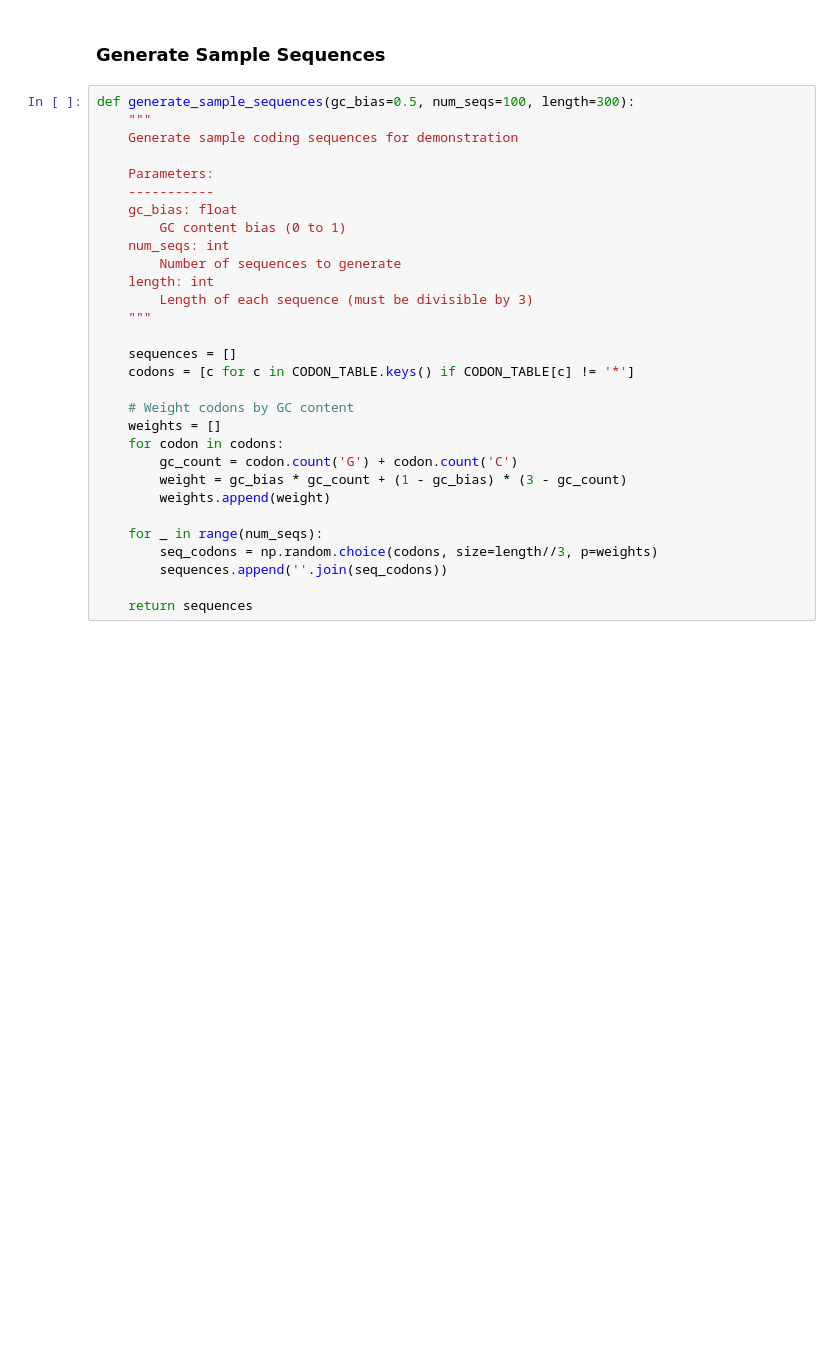
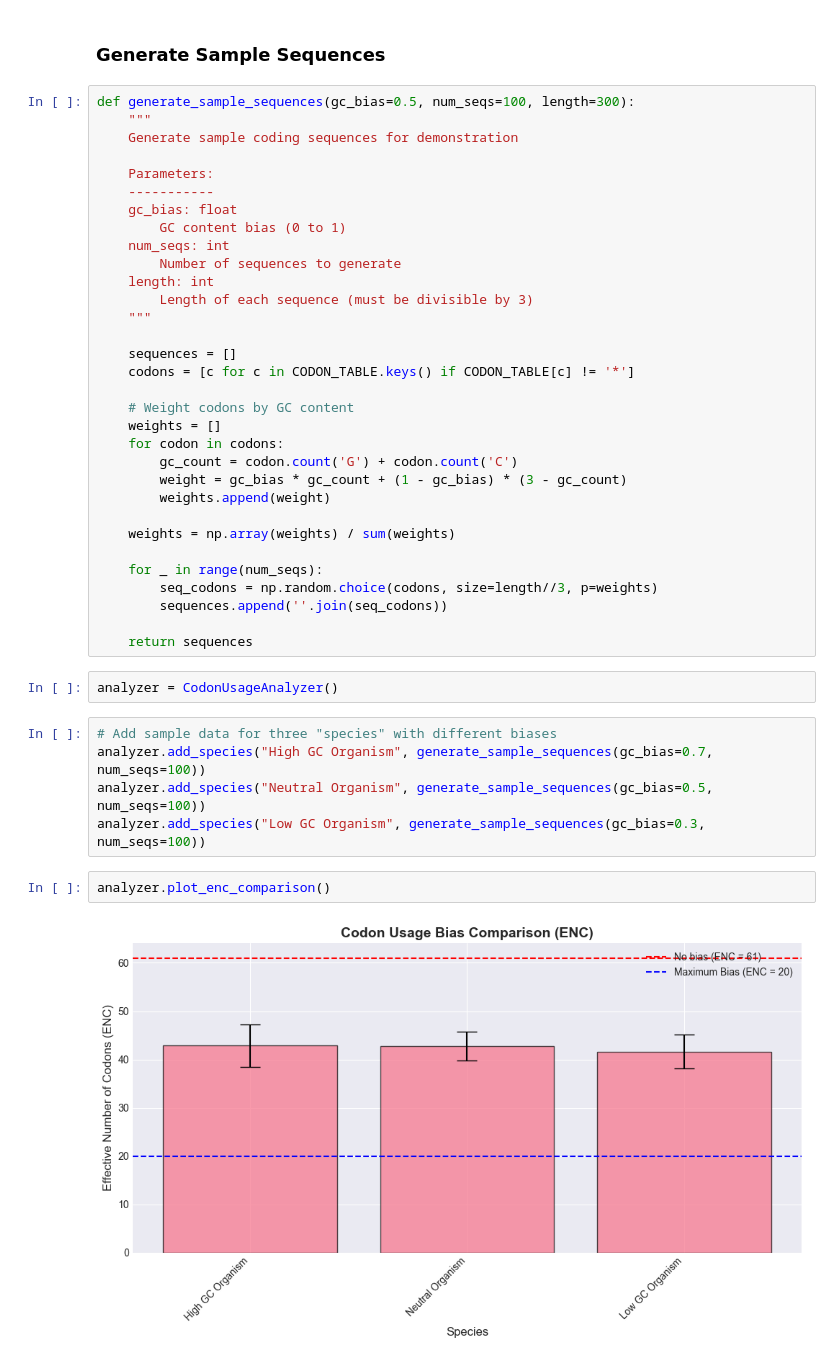
Before and after one commit to Shresht7/BioPy, a Jupyter notebook: Projects/00_Codon_Usage_Bias_Analysis/Codon_Usage_Bias_Analysis_Across_Species.ipynb, the cells around one changed output. Saved outputs shown, nothing was run; the diff lists cells and outputs as text; blank space fills up the shorter version.

Commit message:
Do Codon Usage Bias Analysis on generated sample data

```diff
--- a/Projects/00_Codon_Usage_Bias_Analysis/Codon_Usage_Bias_Analysis_Across_Species.ipynb
+++ b/Projects/00_Codon_Usage_Bias_Analysis/Codon_Usage_Bias_Analysis_Across_Species.ipynb
@@ -373,8 +373,21 @@ def generate_sample_sequences(gc_bias=0.5, num_seqs=100, length=300):
         weight = gc_bias * gc_count + (1 - gc_bias) * (3 - gc_count)
         weights.append(weight)
 
+    weights = np.array(weights) / sum(weights)
+
     for _ in range(num_seqs):
         seq_codons = np.random.choice(codons, size=length//3, p=weights)
         sequences.append(''.join(seq_codons))
 
     return sequences
+# %%
+analyzer = CodonUsageAnalyzer()
+# %%
+# Add sample data for three "species" with different biases
+analyzer.add_species("High GC Organism", generate_sample_sequences(gc_bias=0.7, num_seqs=100))
+analyzer.add_species("Neutral Organism", generate_sample_sequences(gc_bias=0.5, num_seqs=100))
+analyzer.add_species("Low GC Organism", generate_sample_sequences(gc_bias=0.3, num_seqs=100))
+# %%
+analyzer.plot_enc_comparison()
+# %% [output]
+[figure, added]
```
Also changed, not shown: parts of 4 cells of this notebook.
